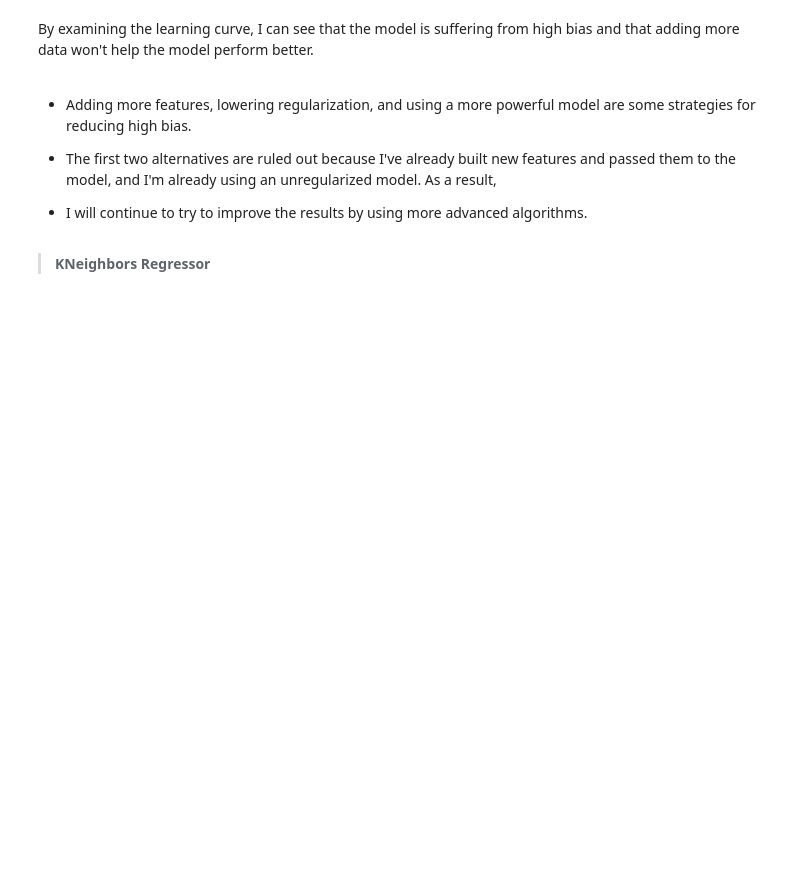
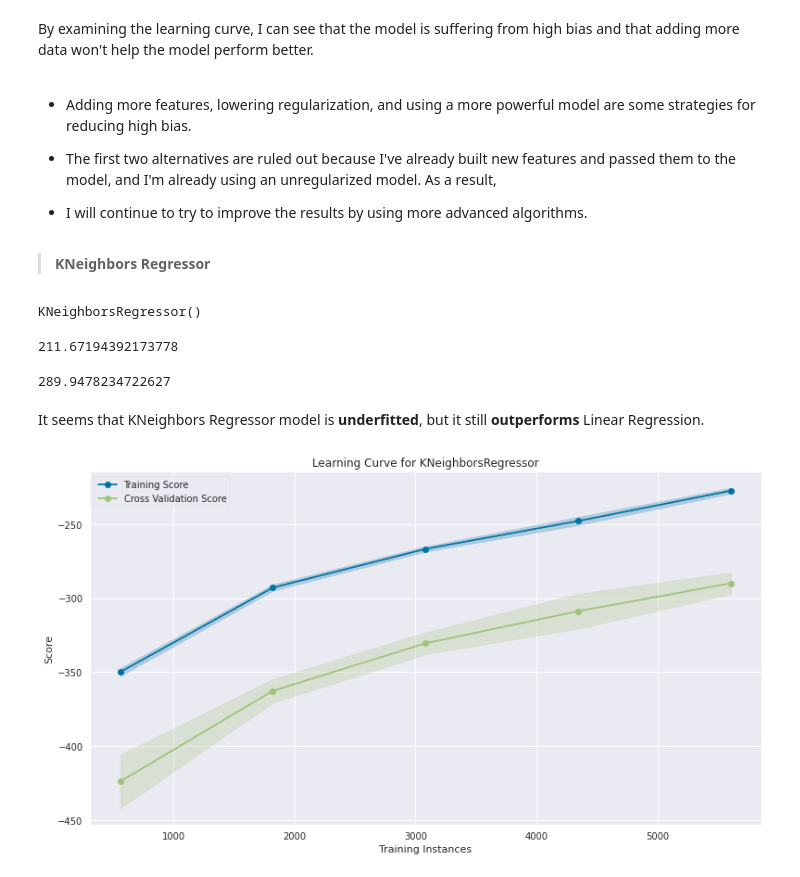
Before and after one commit to GODxFATHER/Bike-Sharing-Demand-Prediction, a Jupyter notebook: Individual_Bike_Sharing_Demand_Prediction_Capstone_Project.ipynb, the cells around one changed output. Saved outputs shown, nothing was run; the diff lists cells and outputs as text; code cells hidden in the pictures; blank space fills up the shorter version.

```diff
--- a/Individual_Bike_Sharing_Demand_Prediction_Capstone_Project.ipynb
+++ b/Individual_Bike_Sharing_Demand_Prediction_Capstone_Project.ipynb
@@ -901,3 +888,37 @@ By examining the learning curve, I can see that the model is suffering from high
 * I will continue to try to improve the results by using more advanced algorithms.
 # %% [markdown]
 > **KNeighbors Regressor**
+# %%
+# Copying the data
+
+knn_data_prep = lr_features.copy()
+knn_test_data_prep = lr_test_features.copy()
+# %%
+# Training the Linear Regression model
+
+knn = KNeighborsRegressor()
+knn.fit(knn_data_prep, bike_count)
+# %% [output]
+KNeighborsRegressor()
+# %%
+# Evaluating the performance of the model on training set
+
+knn_rmse = evaluate(model = knn, data_prepared = knn_data_prep, label_prepared = bike_count)
+knn_rmse
+# %% [output]
+211.67194392173778
+# %%
+# Evaluating the performance of the model using cross-validation
+
+knn_val_rmse = evaluate(model = knn, data_prepared = knn_data_prep, label_prepared = bike_count, cross_val = True)
+knn_val_rmse
+# %% [output]
+289.9478234722627
+# %% [markdown]
+It seems that KNeighbors Regressor model is **underfitted**, but it still **outperforms** Linear Regression.
+# %%
+# Visualising the performance of the model on training and validation set using cross validation
+
+plot_learning_curves(model = knn, data_prepared = knn_data_prep, label_prepared = bike_count)
+# %% [output]
+[figure, added]
```
Also changed, not shown: parts of 62 cells of this notebook.
